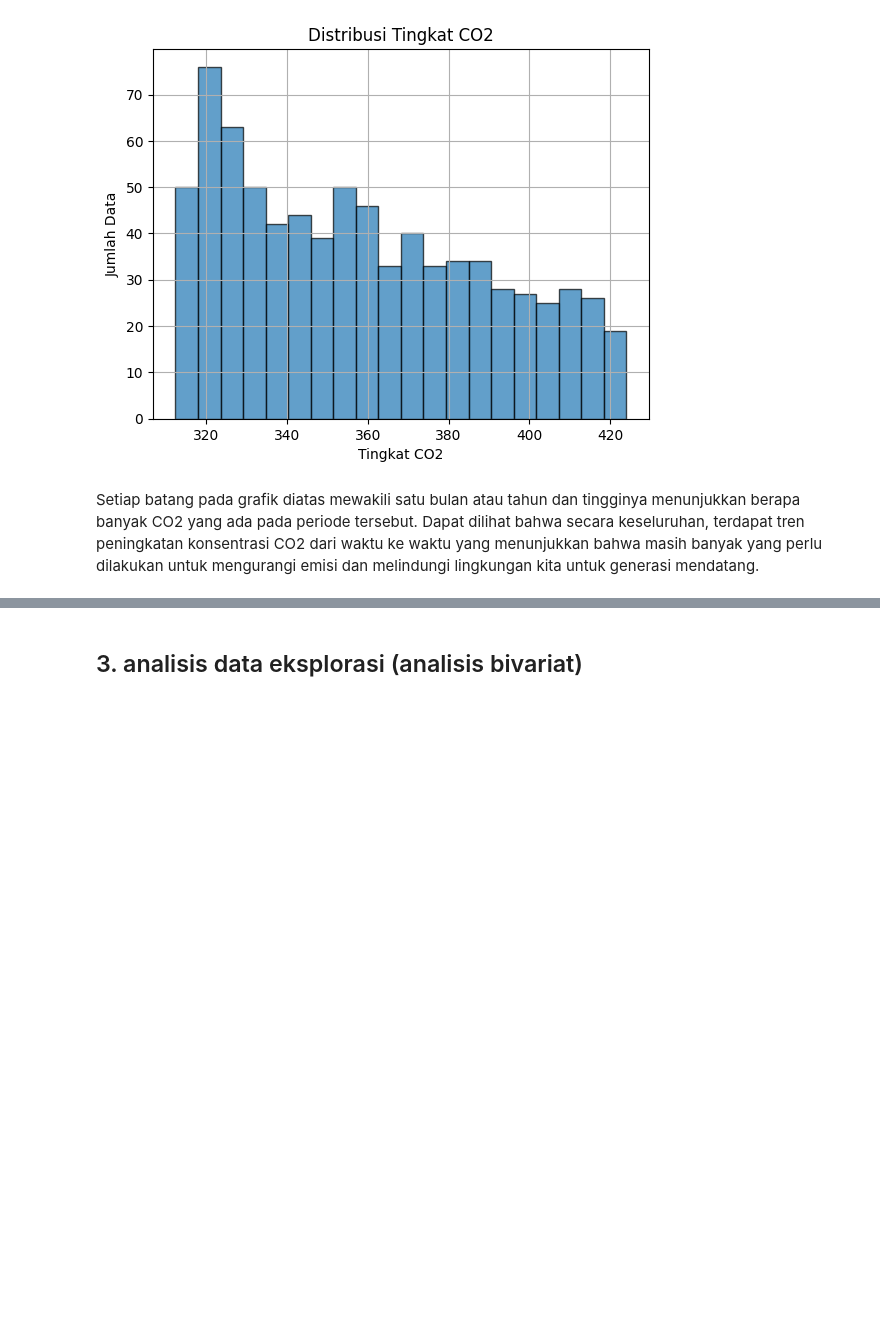
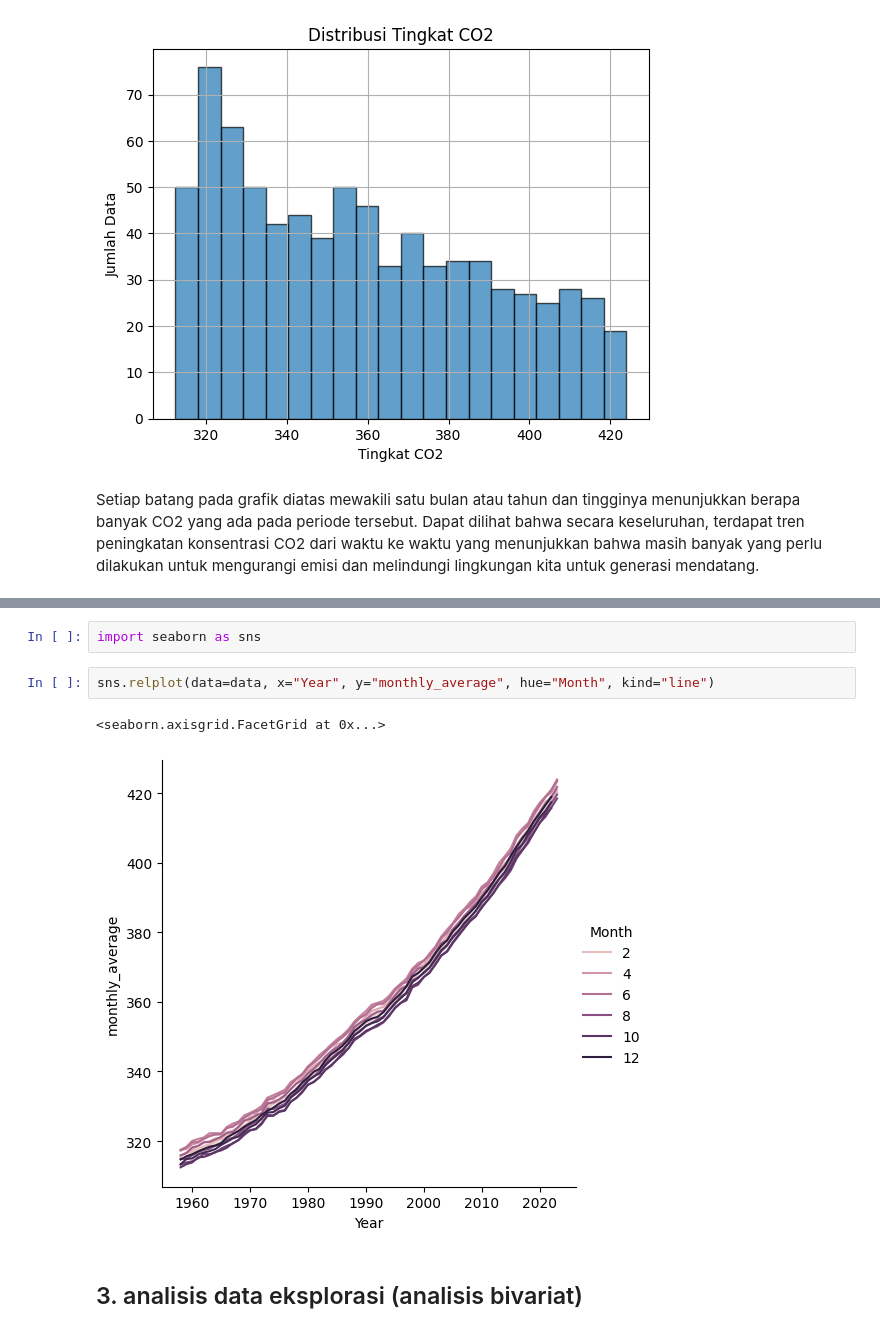
Before and after one commit to satriadhapa/ModelMachineLearning, a Jupyter notebook: Analisis_co2.ipynb, the cells around one changed output, grey strips where cells are left out. Drawn from its saved outputs; the diff is of its cells as text; blank space fills up the shorter version.

```diff
--- a/Analisis_co2.ipynb
+++ b/Analisis_co2.ipynb
@@ -83,3 +121,10 @@ Setiap batang pada grafik diatas mewakili satu bulan atau tahun dan tingginya me
+# %%
+import seaborn as sns
+# %%
+sns.relplot(data=data, x="Year", y="monthly_average", hue="Month", kind="line")
+# %% [output]
+<seaborn.axisgrid.FacetGrid at 0x...>
+[figure, added]
 # %% [markdown]
 ## 3. analisis data eksplorasi (analisis bivariat)
 # %%
```
Also changed, not shown: parts of 8 cells of this notebook, 1 other file.
